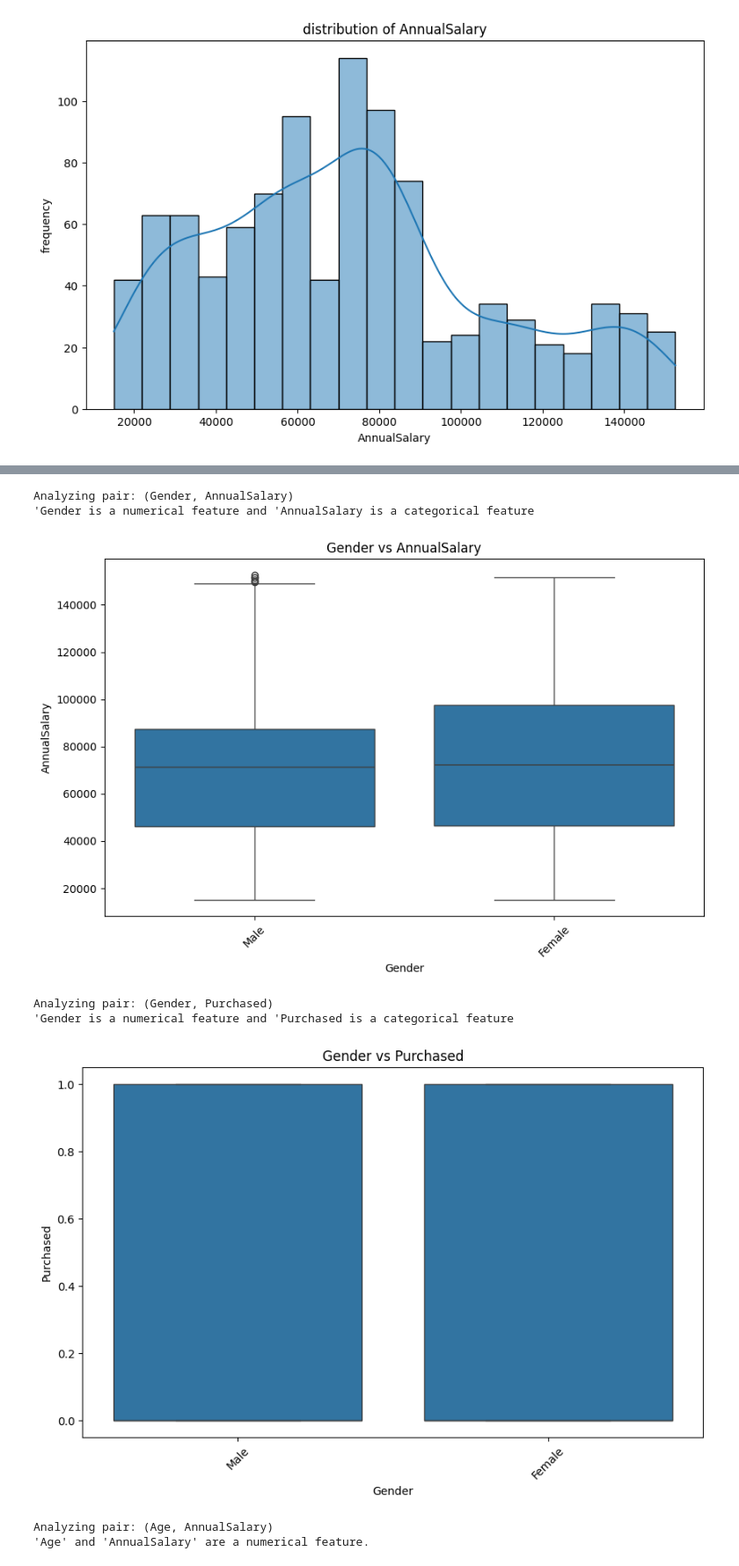
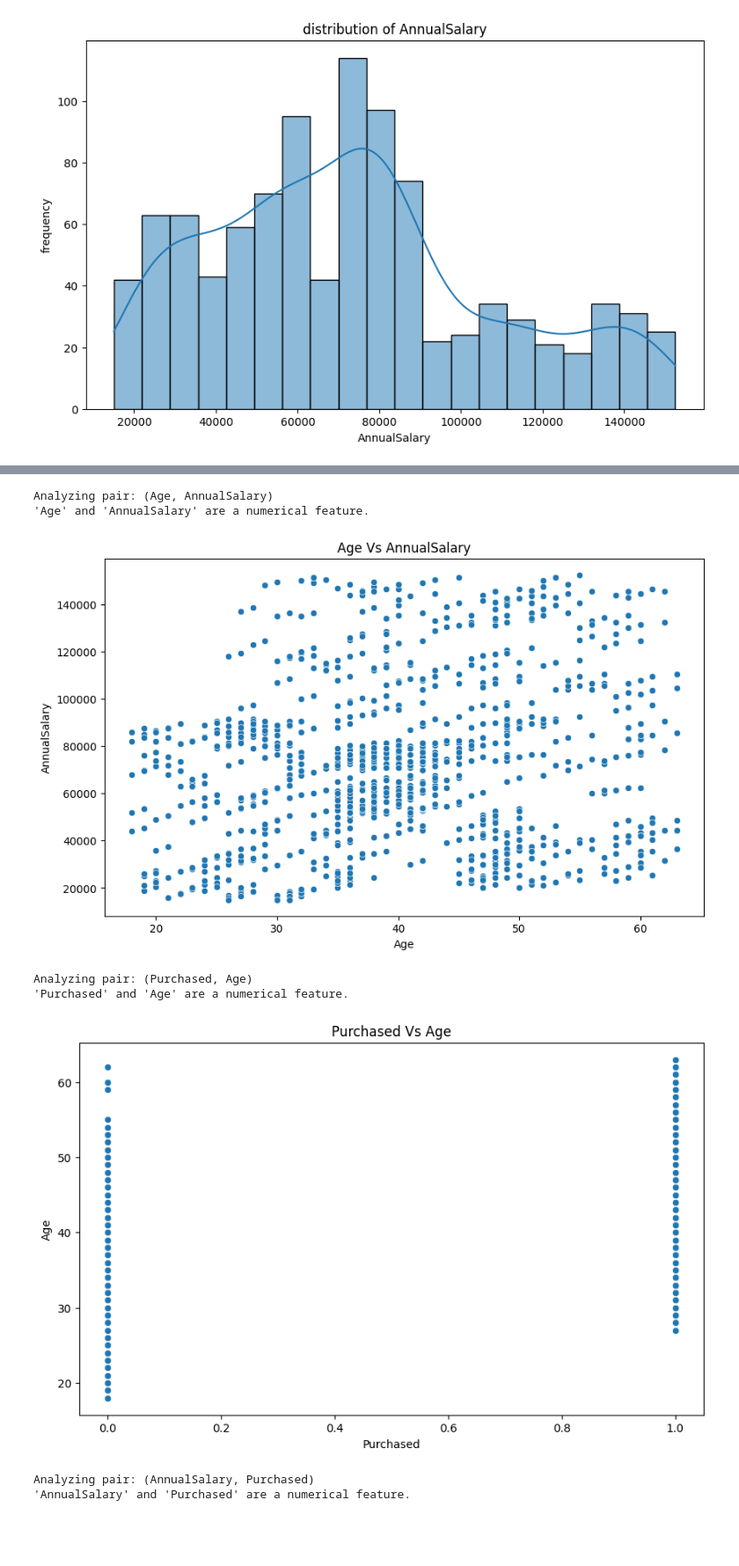
Before and after one commit to yuvraj-rathod-1202/Car_Purchase_Classification, a Jupyter notebook: EDA/EDA.ipynb, the cells around one changed output, grey strips where cells are left out. Shown at 88% size. Drawn from its saved outputs; the diff is of its cells as text; code cells hidden in the pictures; blank space fills up the shorter version.

```diff
--- a/EDA/EDA.ipynb
+++ b/EDA/EDA.ipynb
@@ -90,9 +90,9 @@ for feature in ["Age", "AnnualSalary"]:
 # %%
 bivariate_analyzer = BivariateAnalyzer()
 
-combination = [["Gender", "AnnualSalary"], ["Age", "AnnualSalary"], ["Age", "Purchased"], ["AnnualSalary", "Purchased"]]
+combination = [["Gender", "AnnualSalary"], ["Age", "AnnualSalary"], ["Purchased", "Age"], ["AnnualSalary", "Purchased"]]
 
-for feature1, feature2 in itertools.combinations(df.columns, 2):
+for feature1, feature2 in combination:
     print(f"Analyzing pair: ({feature1}, {feature2})")
     bivariate_analyzer.execute_strategy(df, feature1, feature2)
 # %% [output]
@@ -102,8 +102,8 @@ Analyzing pair: (Gender, Age)
-Analyzing pair: (Gender, AnnualSalary)
-'Gender is a numerical feature and 'AnnualSalary is a categorical feature
+Analyzing pair: (Age, AnnualSalary)
+'Age' and 'AnnualSalary' are a numerical feature.
-[figure, old version]
+[figure, new version]
-Analyzing pair: (Gender, Purchased)
-'Gender is a numerical feature and 'Purchased is a categorical feature
+Analyzing pair: (Purchased, Age)
+'Purchased' and 'Age' are a numerical feature.
-[figure, old version]
+[figure, new version]
-Analyzing pair: (Age, AnnualSalary)
-'Age' and 'AnnualSalary' are a numerical feature.
+Analyzing pair: (AnnualSalary, Purchased)
+'AnnualSalary' and 'Purchased' are a numerical feature.
```
Also changed, not shown: parts of 1 cell of this notebook, 2 other files.
